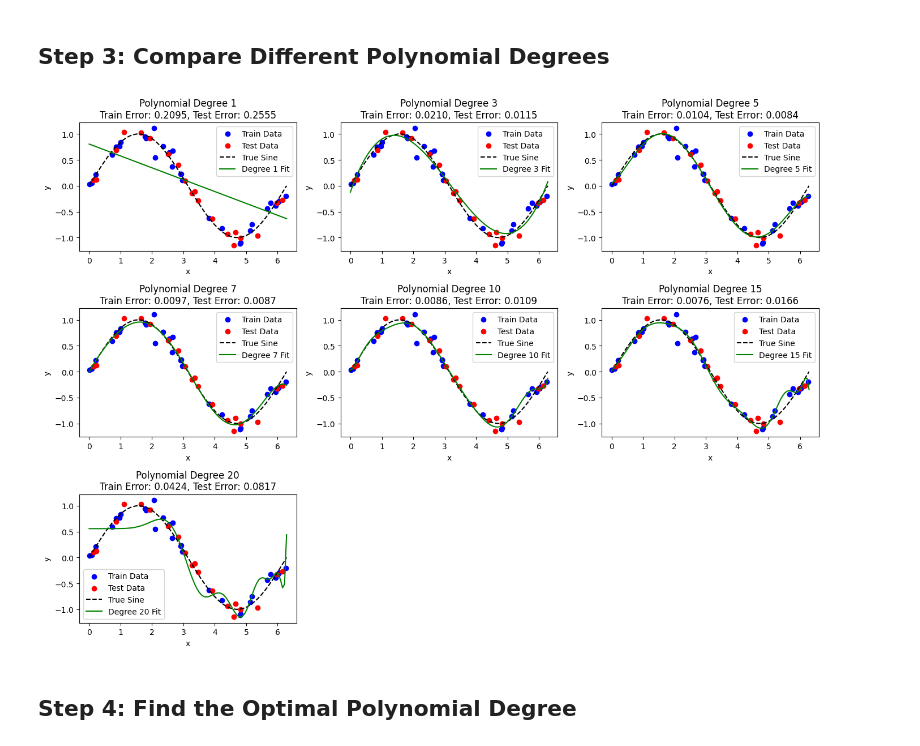
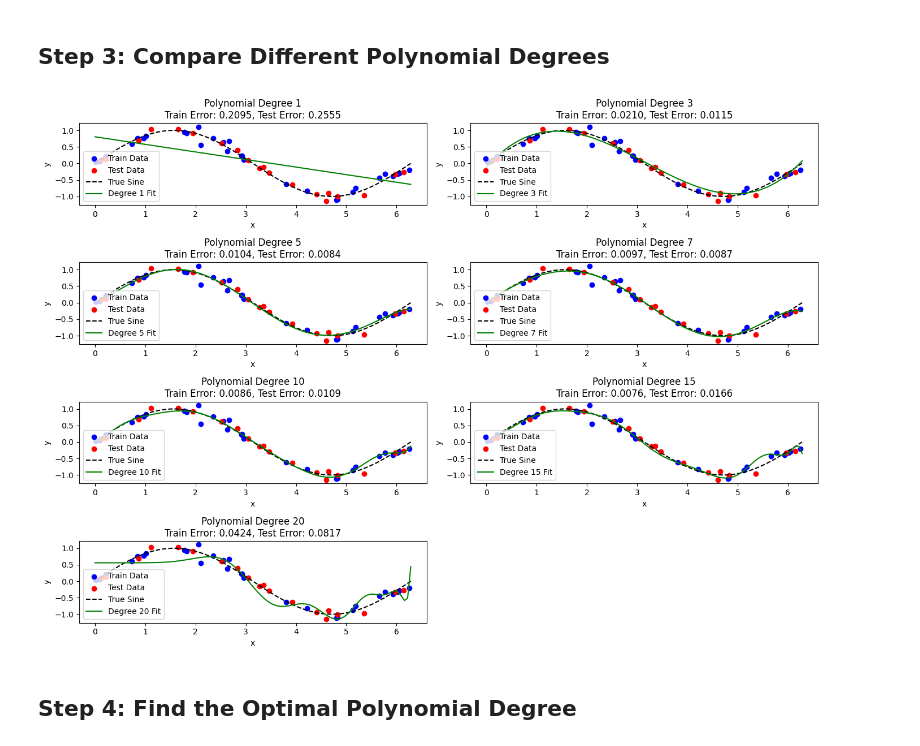
Before and after one commit to Hung-nd233960/ET4248E, a Jupyter notebook: polynomial_regression_sine.ipynb, the cells around one changed output. Cells and saved outputs as stored; diff of their text form; code cells hidden in the pictures.

```diff
--- a/polynomial_regression_sine.ipynb
+++ b/polynomial_regression_sine.ipynb
@@ -55,32 +55,33 @@ def polynomial_regression(degree):
 ## Step 3: Compare Different Polynomial Degrees
 # %%
 degrees = [1, 3, 5, 7, 10, 15, 20]  # Add more degrees
-
+column = 2
+row = len(degrees) // column + 1
 plt.figure(figsize=(14, 10))  # Adjust figure size
 
 # Generate true sine function for comparison
 X_fit = np.linspace(0, 2 * np.pi, 100).reshape(-1, 1)
 y_true = np.sin(X_fit)  # True sine values
 
 
 for i, d in enumerate(degrees, 1):
     model, poly, train_err, test_err, y_train_pred, y_test_pred = polynomial_regression(d)
     y_fit = model.predict(poly.transform(X_fit))
 
-    plt.subplot(3, 3, i)
+    plt.subplot(row, column, i)
     plt.scatter(X_train, y_train, color='blue', label='Train Data')
     plt.scatter(X_test, y_test, color='red', label='Test Data')
     plt.plot(X_fit, y_true, color='black', linestyle='dashed', label='True Sine')  # Sine function
     plt.plot(X_fit, y_fit, color='green', label=f'Degree {d} Fit')
     plt.xlabel('x')
     plt.ylabel('y')
     plt.title(f'Polynomial Degree {d}\nTrain Error: {train_err:.4f}, Test Error: {test_err:.4f}')
     plt.legend()
 
 plt.tight_layout()
 plt.show()
 # %% [output]
-[figure, old version]
+[figure, new version]
 # %% [markdown]
 ## Step 4: Find the Optimal Polynomial Degree
 # %%
```
Also changed, not shown: 24 other files.
